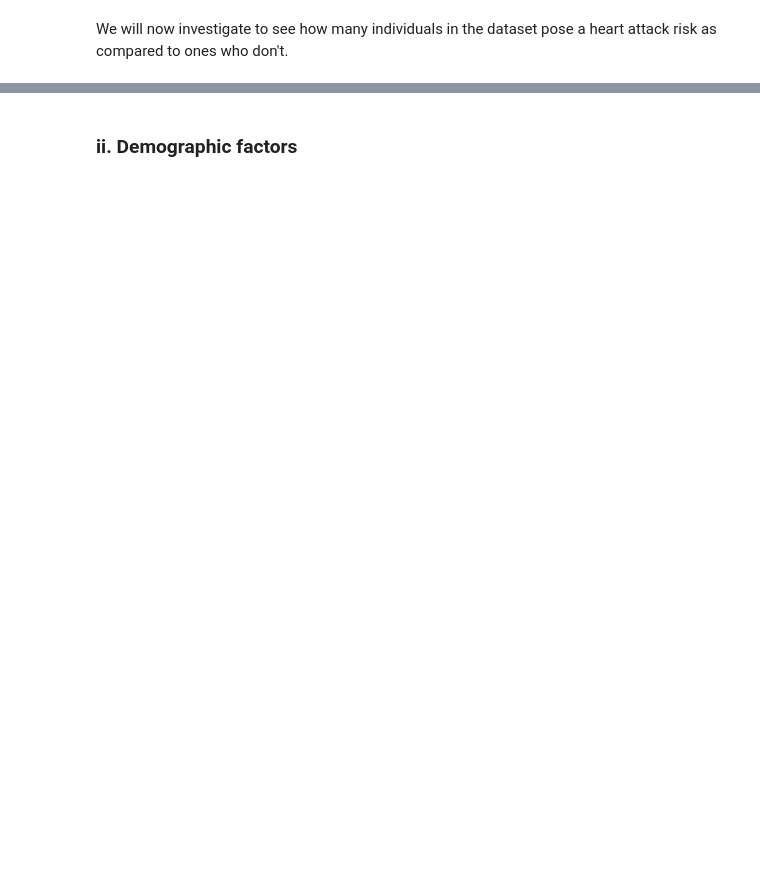
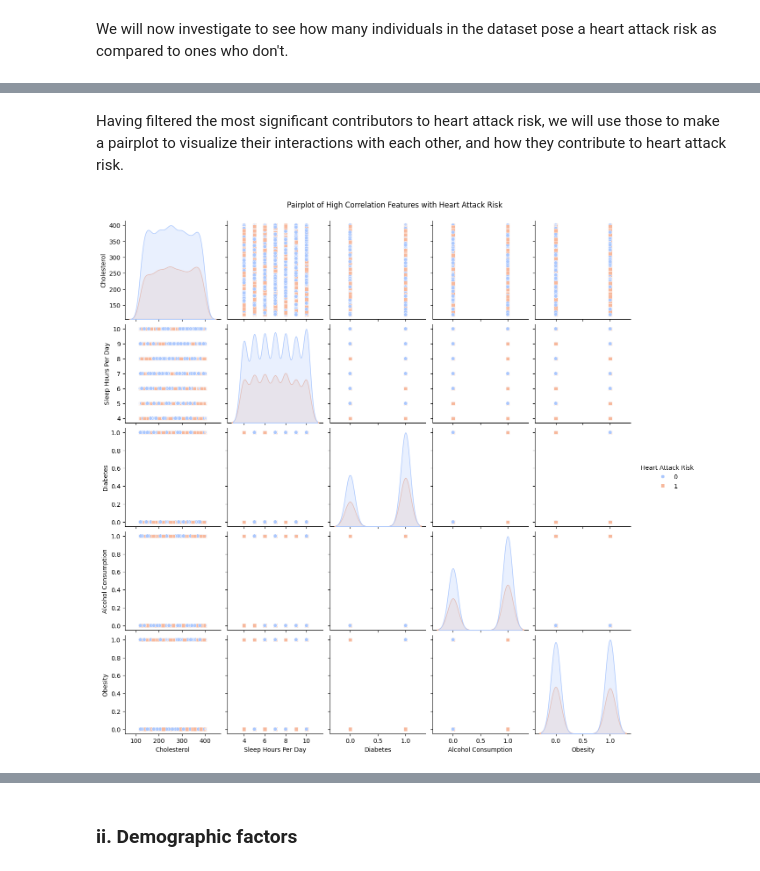
Before and after one commit to taimoorbinnasir/Heart-Attack-Risk-Prediction, a Jupyter notebook: sample.ipynb, the cells around one changed output, grey strips where cells are left out. Drawn from its saved outputs; the diff is of its cells as text; code cells hidden in the pictures; blank space fills up the shorter version.

```diff
--- a/sample.ipynb
+++ b/sample.ipynb
@@ -174,0 +230,9 @@ plt.show()
+# %% [markdown]
+Having filtered the most significant contributors to heart attack risk, we will use those to make a pairplot to visualize their interactions with each other, and how they contribute to heart attack risk.
+# %%
+df_high_corr = df[high_correlation_features + ['Heart Attack Risk']]
+sns.pairplot(df_high_corr, hue='Heart Attack Risk', palette='coolwarm', markers=["o", "s"])
+plt.suptitle('Pairplot of High Correlation Features with Heart Attack Risk', y=1.02)
+plt.show()
+# %% [output]
+[figure, added]
```
Also changed, not shown: parts of 46 cells of this notebook, 1 other file.
